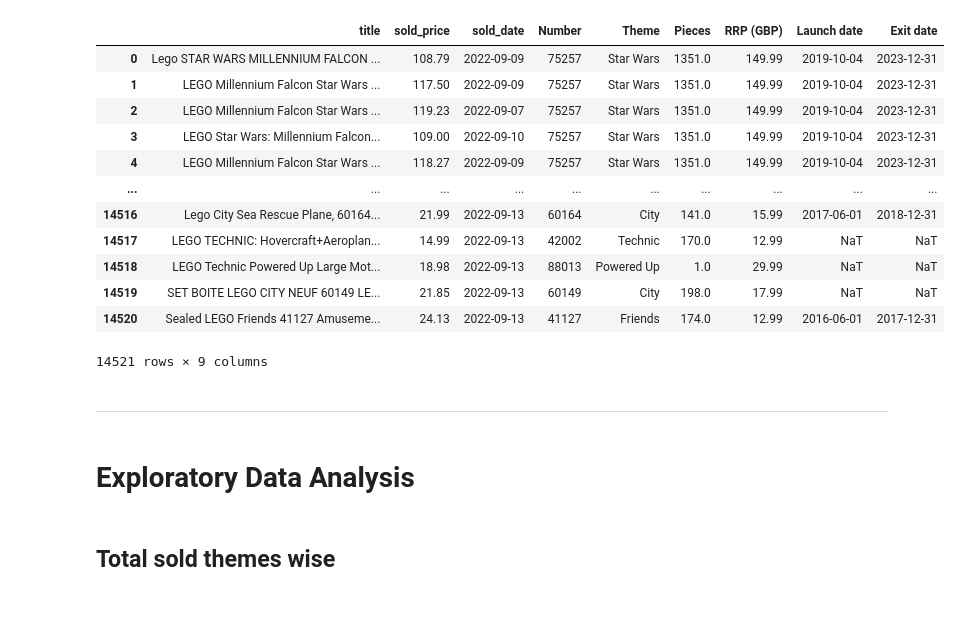
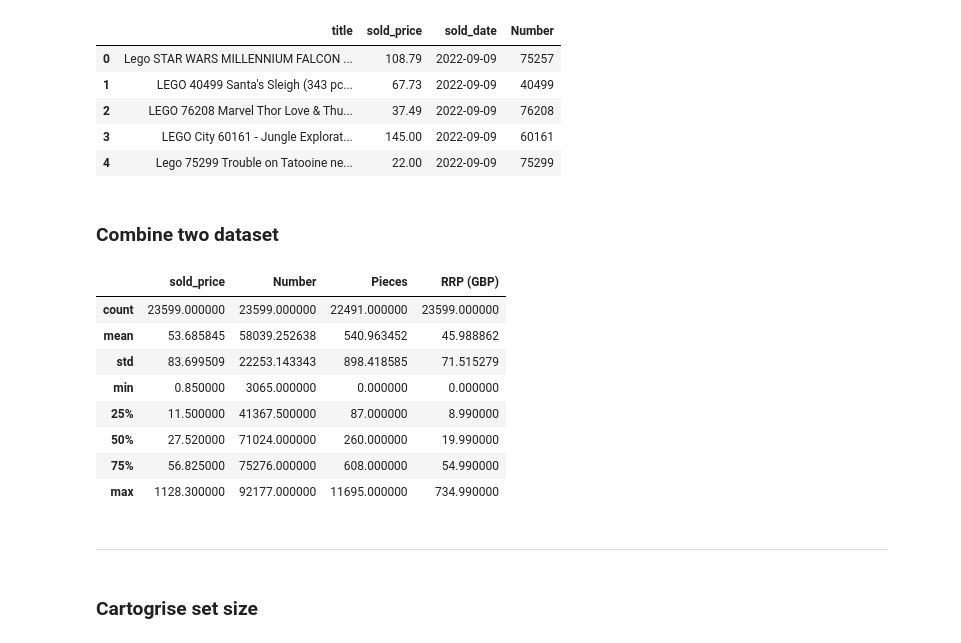
Before and after one commit to onguyenquanghuy/lego_resale_price_prediction, a Jupyter notebook: lego_resale_price_prediction.ipynb, the cells around one changed output. Cells and saved outputs as stored; diff of their text form; code cells hidden in the pictures; blank space fills up the shorter version.

Commit message:
Add visualisation. Update database. TODO: detail analysis

```diff
--- a/lego_resale_price_prediction.ipynb
+++ b/lego_resale_price_prediction.ipynb
@@ -157,24 +123,29 @@ df_ebay_cleaned
+# %%
+df_ebay_cleaned.head()
+# %% [output]
+|  | title | sold_price | sold_date | Number |
+| 0 | Lego STAR WARS MILLENNIUM FALCON ... | 108.79 | 2022-09-09 | 75257 |
+| 1 | LEGO 40499 Santa's Sleigh (343 pc... | 67.73 | 2022-09-09 | 40499 |
+| 2 | LEGO 76208 Marvel Thor Love & Thu... | 37.49 | 2022-09-09 | 76208 |
+| 3 | LEGO City 60161 - Jungle Explorat... | 145.00 | 2022-09-09 | 60161 |
+| 4 | Lego 75299 Trouble on Tatooine ne... | 22.00 | 2022-09-09 | 75299 |
+# %% [markdown]
+### Combine two dataset
 # %%
 df = pd.merge(df_ebay_cleaned, df_inventories_cleaned, how='inner', on =['Number'])
 # %%
-df
+df.describe()
 # %% [output]
-|  | title | sold_price | sold_date | Number | Theme | Pieces | RRP (GBP) | Launch date | Exit date |
-| 0 | Lego STAR WARS MILLENNIUM FALCON ... | 108.79 | 2022-09-09 | 75257 | Star Wars | 1351.0 | 149.99 | 2019-10-04 | 2023-12-31 |
-| 1 | LEGO Millennium Falcon Star Wars ... | 117.50 | 2022-09-09 | 75257 | Star Wars | 1351.0 | 149.99 | 2019-10-04 | 2023-12-31 |
-| 2 | LEGO Millennium Falcon Star Wars ... | 119.23 | 2022-09-07 | 75257 | Star Wars | 1351.0 | 149.99 | 2019-10-04 | 2023-12-31 |
-| 3 | LEGO Star Wars: Millennium Falcon... | 109.00 | 2022-09-10 | 75257 | Star Wars | 1351.0 | 149.99 | 2019-10-04 | 2023-12-31 |
-| 4 | LEGO Millennium Falcon Star Wars ... | 118.27 | 2022-09-09 | 75257 | Star Wars | 1351.0 | 149.99 | 2019-10-04 | 2023-12-31 |
-| ... | ... | ... | ... | ... | ... | ... | ... | ... | ... |
-| 14516 | Lego City Sea Rescue Plane, 60164... | 21.99 | 2022-09-13 | 60164 | City | 141.0 | 15.99 | 2017-06-01 | 2018-12-31 |
-| 14517 | LEGO TECHNIC: Hovercraft+Aeroplan... | 14.99 | 2022-09-13 | 42002 | Technic | 170.0 | 12.99 | NaT | NaT |
-| 14518 | LEGO Technic Powered Up Large Mot... | 18.98 | 2022-09-13 | 88013 | Powered Up | 1.0 | 29.99 | NaT | NaT |
-| 14519 | SET BOITE LEGO CITY NEUF 60149 LE... | 21.85 | 2022-09-13 | 60149 | City | 198.0 | 17.99 | NaT | NaT |
-| 14520 | Sealed LEGO Friends 41127 Amuseme... | 24.13 | 2022-09-13 | 41127 | Friends | 174.0 | 12.99 | 2016-06-01 | 2017-12-31 |
+|  | sold_price | Number | Pieces | RRP (GBP) |
+| count | 23599.000000 | 23599.000000 | 22491.000000 | 23599.000000 |
+| mean | 53.685845 | 58039.252638 | 540.963452 | 45.988862 |
+| std | 83.699509 | 22253.143343 | 898.418585 | 71.515279 |
+| min | 0.850000 | 3065.000000 | 0.000000 | 0.000000 |
+| 25% | 11.500000 | 41367.500000 | 87.000000 | 8.990000 |
+| 50% | 27.520000 | 71024.000000 | 260.000000 | 19.990000 |
+| 75% | 56.825000 | 75276.000000 | 608.000000 | 54.990000 |
+| max | 1128.300000 | 92177.000000 | 11695.000000 | 734.990000 |
-14521 rows × 9 columns
 # %% [markdown]
 ***************************************************************************************************************************************************************
-# %% [markdown]
-# Exploratory Data Analysis
-# %% [markdown]
-## Total sold themes wise
+# %% [markdown]
+### Cartogrise set size
```
Also changed, not shown: parts of 145 cells of this notebook, 1 other file.
